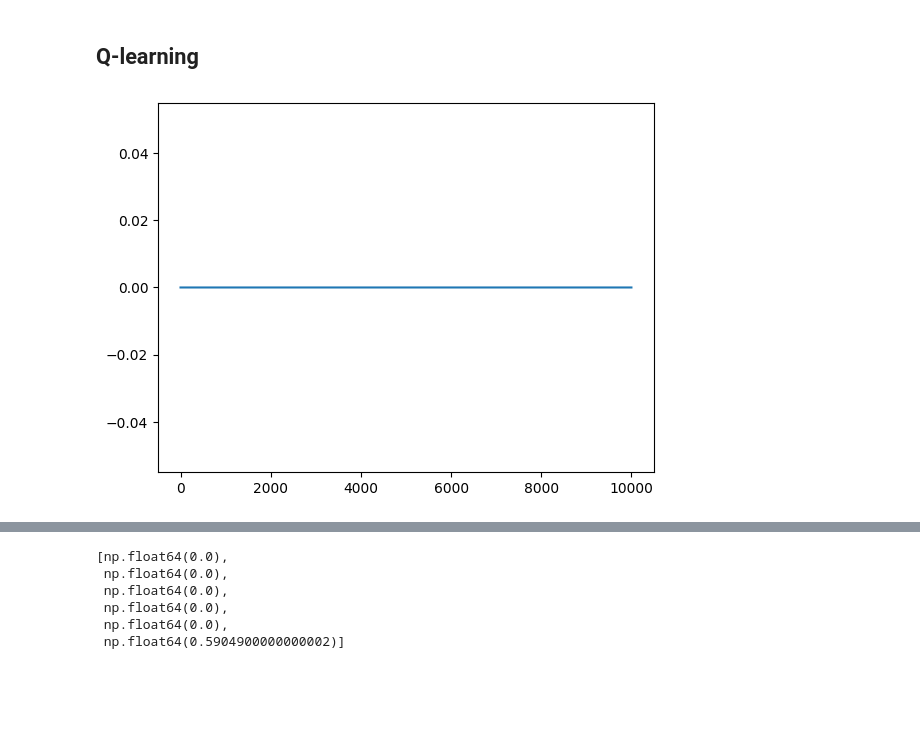
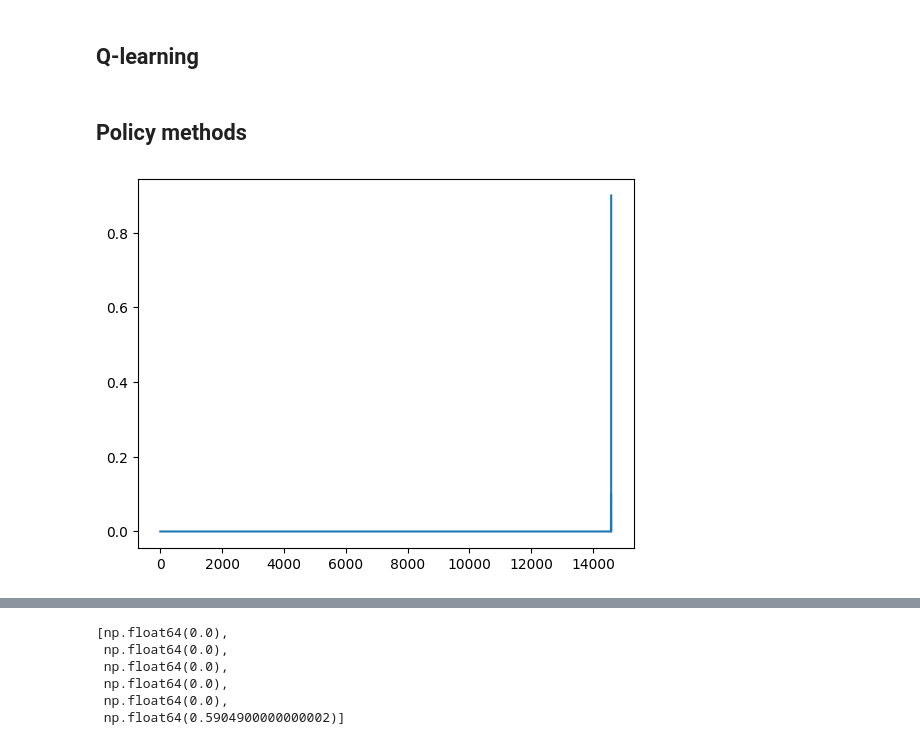
Before and after one commit to alex-werben/RL-agent, a Jupyter notebook: notebooks/01_toy_envs.ipynb, the cells around one changed output, grey strips where cells are left out. Saved outputs shown, nothing was run; the diff lists cells and outputs as text; code cells hidden in the pictures; blank space fills up the shorter version.

Commit message:
improve q-learn

```diff
--- a/notebooks/01_toy_envs.ipynb
+++ b/notebooks/01_toy_envs.ipynb
@@ -63,2 +64,4 @@ plt.imshow(env.render())
 # %% [markdown]
 ## Q-learning
+# %% [markdown]
+## Policy methods
@@ -65,14 +78,4 @@ plt.imshow(env.render())
 # %%
-def e_greedy_policy(q_values, state, eps=0.2):
-    rand = np.random.rand()
-    if rand < eps:
-        return env.action_space.sample()
-    else:
-        return np.argmax(q_values[state])
-
-def greedy_policy(q_values, state):
-    return np.argmax(q_values[state])
-
 def q_learning(
     env,
     policy_method,
@@ -90,26 +93,35 @@ def q_learning(
         done = False
         step_i = 1
         while not done:
-            action = policy_method(q_values, state)
+            action = policy_method(q_values, state, eps)
 
             new_state, reward, done, _, p = env.step(action)
 
-            prob = p["prob"]
+            if state == new_state: # stuck in wall
+                reward -= 10
+            if done and new_state != 15:
+                reward -= 20
+            if new_state == 15:
+                reward += 100
+
             discount_factor = gamma ** step_i
             q_values[state, action] += alpha * (reward + discount_factor * np.max(q_values[new_state]) - q_values[state, action])
             state = new_state
             step_i += 1
 
-        score = evaluate_policy(env, q_values, policy_method, n=1)
+
+        score = evaluate_policy(env, q_values, policy_method, n=10)
         scores.append(score)
+        if score > 1 - eps:
+            break
 
     return q_values, scores
 # %%
-q_values, scores = q_learning(env, e_greedy_policy, episode_num=10000, gamma=0.9, alpha=0.1, eps=0.5)
+q_values, scores = q_learning(env, e_greedy_policy, episode_num=100000, gamma=0.9, alpha=0.1, eps=0.5)
 
 plt.plot(scores);
 # %% [output]
-[figure, old version]
+[figure, new version]
 # %%
 env.reset()
 print_policy(q_values);
```
Also changed, not shown: parts of 15 cells of this notebook.
